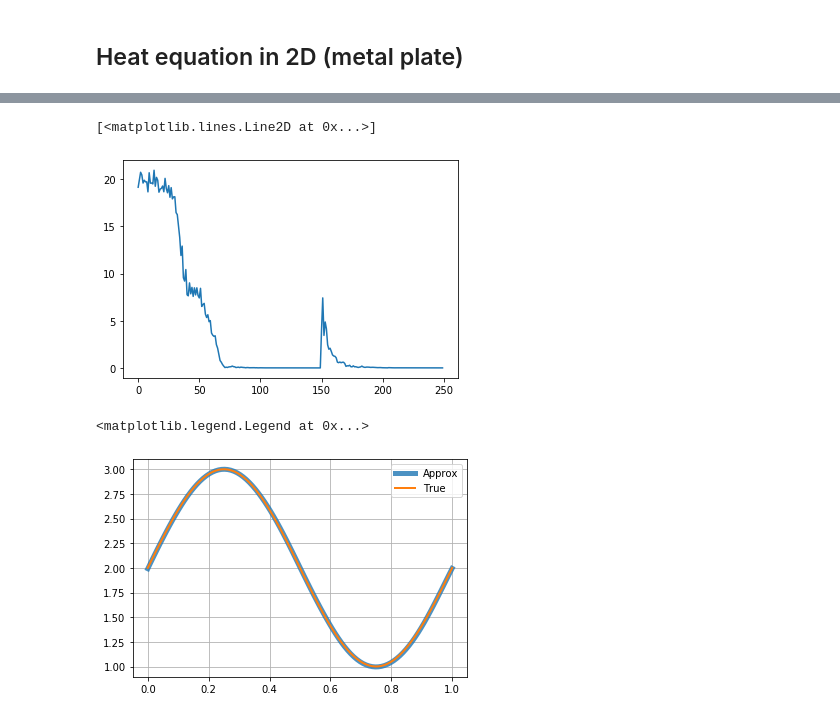
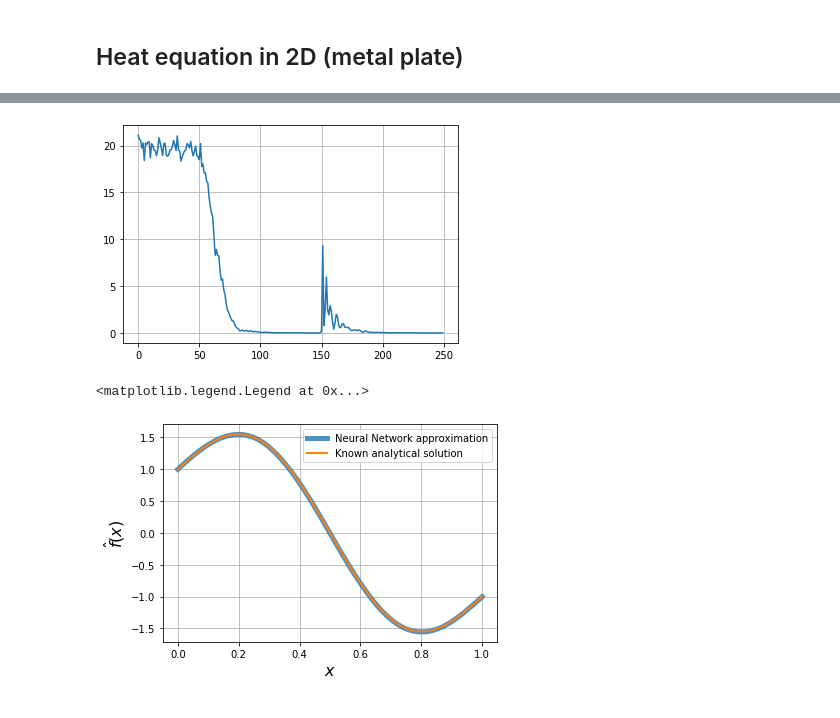
Before and after one commit to analysiscenter/pydens, a Jupyter notebook: tutorials/1. Solving PDEs.ipynb, the cells around one changed output, grey strips where cells are left out. Drawn from its saved outputs; the diff is of its cells as text; code cells hidden in the pictures.

Commit message:
update torch model and solver

```diff
--- a/tutorials/1. Solving PDEs.ipynb
+++ b/tutorials/1. Solving PDEs.ipynb
@@ -442,2 +162,0 @@ solver.model.unfreeze_layers(variables=['new_var'])
-# %%
-solver.fit(niters=1500, batch_size=400, losses=['equation', 'constraint_0'])
@@ -469,3 +162,0 @@ def initial(*args):
-# %%
-solver = Solver(odevar, ndims=1, initial_condition=initial,
-                constraints=lambda u, t: u(torch.tensor([0.5])) - 2)
@@ -481,3 +162,0 @@ plt.plot(solver.losses[:])
-# %%
-xs = torch.Tensor(np.linspace(0, 1, 100))
-approxs = solver.ctx.run(solver.model, xs)
@@ -502,17 +166,20 @@ Using a target size (torch.Size([1])) that is different to the input size (torch
 # %%
 plt.plot(solver.losses[:])
+plt.grid()
 # %% [output]
-[<matplotlib.lines.Line2D at 0x...>]
-[figure, old version]
+[figure, new version]
 # %%
-approxs = solver.ctx.run(solver.model, xs)
+approxs = solver.solve(xs)
 # %%
-plt.plot(xs.detach().numpy(), approxs.detach().numpy(), label='Approx',
+xs_ = xs.detach().numpy()
+plt.plot(xs_, approxs, label='Neural Network approximation',
          linewidth=5, alpha=0.8)
-plt.plot(xs.detach().numpy(), np.sin(2 * np.pi * xs.detach().numpy()) + 2,
-         label='True', linewidth=2)
+plt.plot(xs_, np.sin(2 * np.pi * xs_) + 1 - 2 * xs_,
+         label='Known analytical solution', linewidth=2)
+plt.xlabel(r'$x$', fontsize=16)
+plt.ylabel(r'$\hat{f}(x)$', fontsize=16)
 plt.grid()
 plt.legend()
 # %% [output]
 <matplotlib.legend.Legend at 0x...>
-[figure, old version]
+[figure, new version]
```
Also changed, not shown: parts of 81 cells of this notebook, 3 other files.
